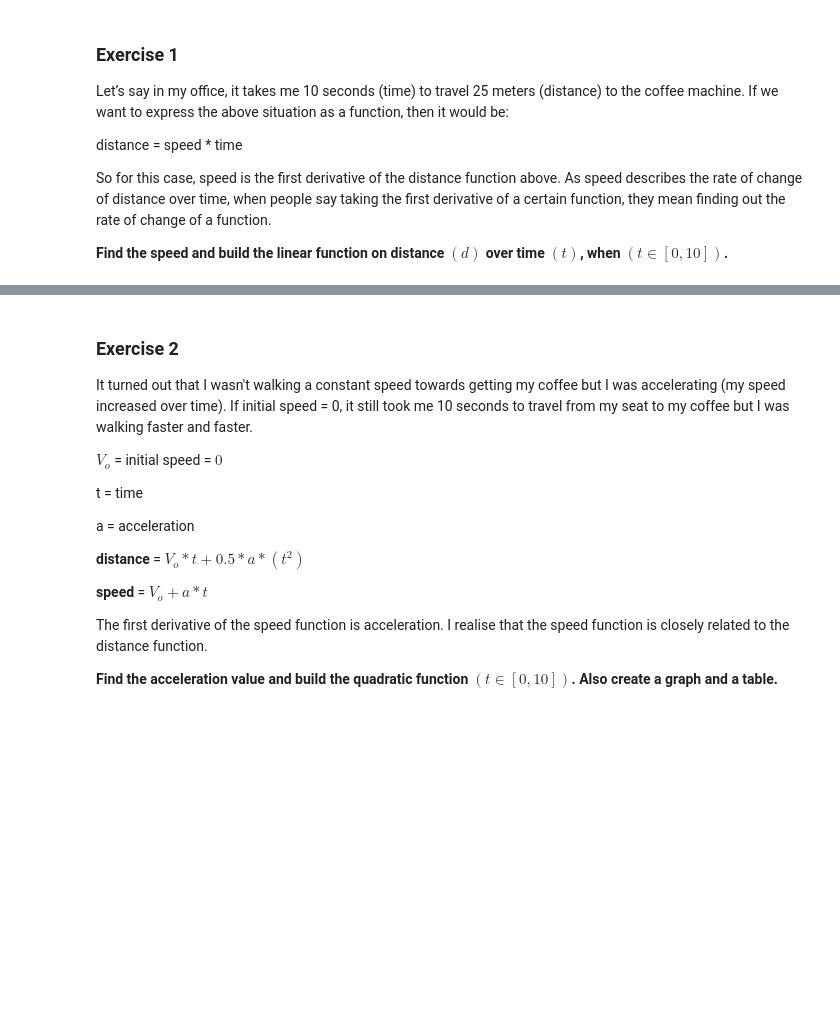
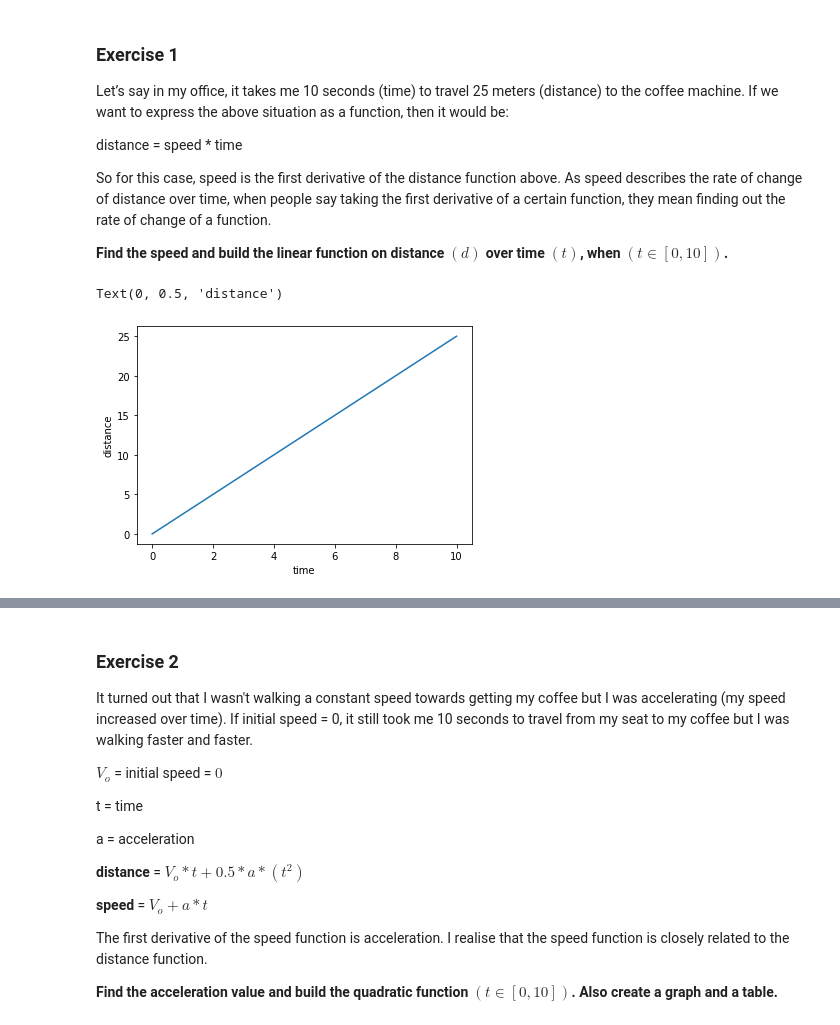
Before and after one commit to camidelgado/calculus-and-algebra-problems-with-python, a Jupyter notebook: problems.ipynb, the cells around one changed output, grey strips where cells are left out. Cells and saved outputs as stored; diff of their text form; code cells hidden in the pictures; blank space fills up the shorter version.

```diff
--- a/problems.ipynb
+++ b/problems.ipynb
@@ -23,11 +23,22 @@ So for this case, speed is the first derivative of the distance function above.
 **Find the speed and build the linear function on distance $(d)$ over time $(t)$, when $(t ∈ [0,10])$.**
 # %%
 #import libraries
+import matplotlib.pyplot as plt
+import numpy as np
+import pandas as pd
 
 
-#define the distance function
+#define function and domain
+
+def f(x): return (25/10)*x
+x=np.linspace(0,10,1000)
 # %%
-#plot the distance function on domain(t)
-import pandas as pd
+#plot of function on domain
+plt.plot(x,f(x))
+plt.xlabel('time')
+plt.ylabel('distance')
+# %% [output]
+Text(0, 0.5, 'distance')
+[figure, added]
 # %%
 # create a dataframe
```
Also changed, not shown: parts of 16 cells of this notebook.
